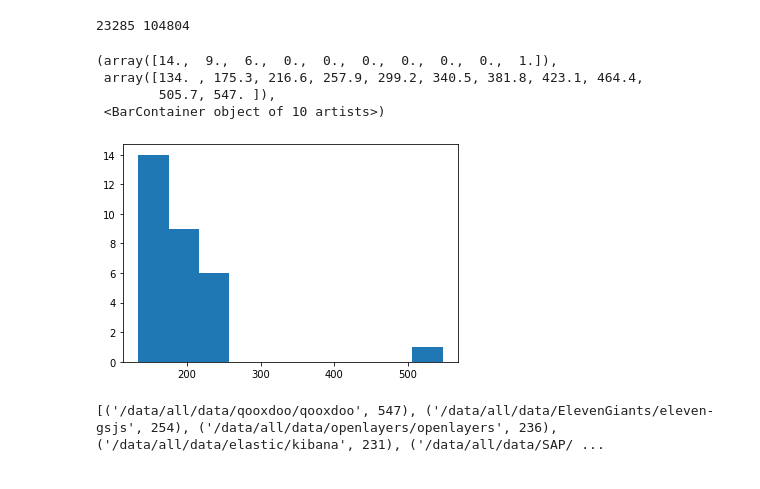
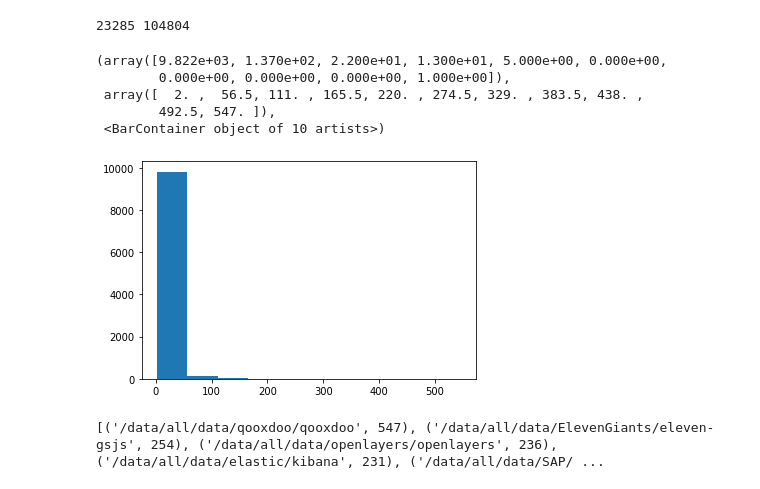
Before and after one commit to arminzirak/TFix, a Jupyter notebook: train_test_splitter.ipynb, the cells around one changed output. Saved outputs shown, nothing was run; the diff lists cells and outputs as text; code cells hidden in the pictures.

```diff
--- a/train_test_splitter.ipynb
+++ b/train_test_splitter.ipynb
@@ -21,13 +21,14 @@ print(len(sorted_repos), sum([value for key,value in sorted_repos]))
 # %%
 import matplotlib.pyplot as plt
 # %%
-plt.hist([value for key,value in sorted_repos][:30])
+plt.hist([value for key,value in sorted_repos][:10*1000])
 # %% [output]
-(array([14.,  9.,  6.,  0.,  0.,  0.,  0.,  0.,  0.,  1.]),
- array([134. , 175.3, 216.6, 257.9, 299.2, 340.5, 381.8, 423.1, 464.4,
-        505.7, 547. ]),
+(array([9.822e+03, 1.370e+02, 2.200e+01, 1.300e+01, 5.000e+00, 0.000e+00,
+        0.000e+00, 0.000e+00, 0.000e+00, 1.000e+00]),
+ array([  2. ,  56.5, 111. , 165.5, 220. , 274.5, 329. , 383.5, 438. ,
+        492.5, 547. ]),
  <BarContainer object of 10 artists>)
-[figure, old version]
+[figure, new version]
 # %%
 print(sorted_repos[:30])
 # %% [output]
```
Also changed, not shown: 12 other files.
